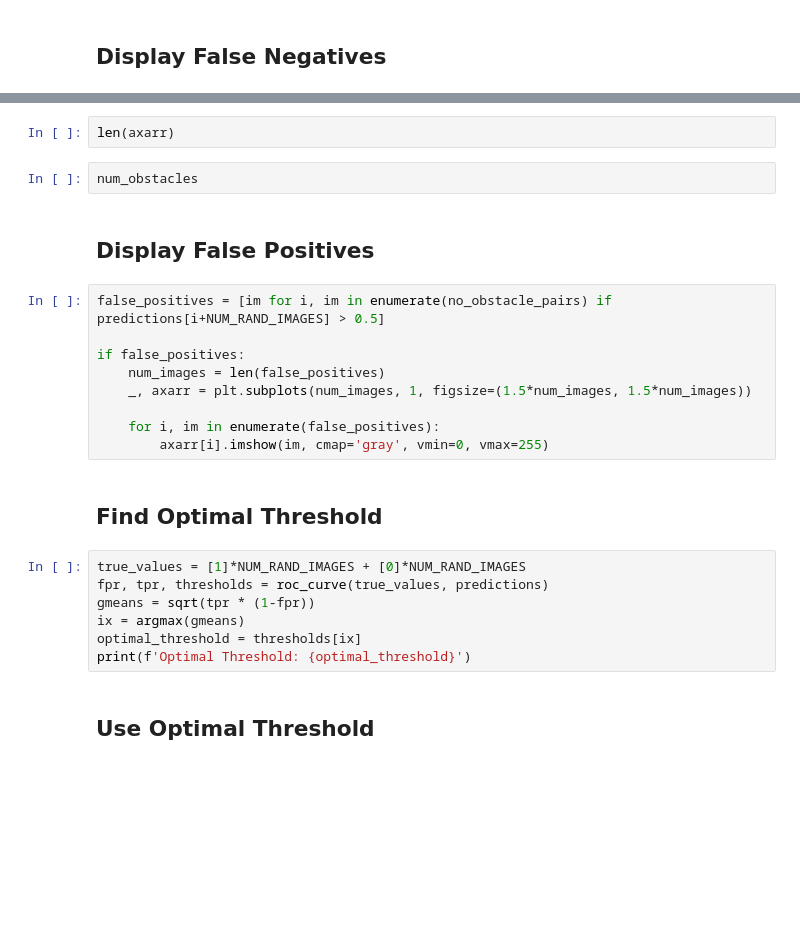
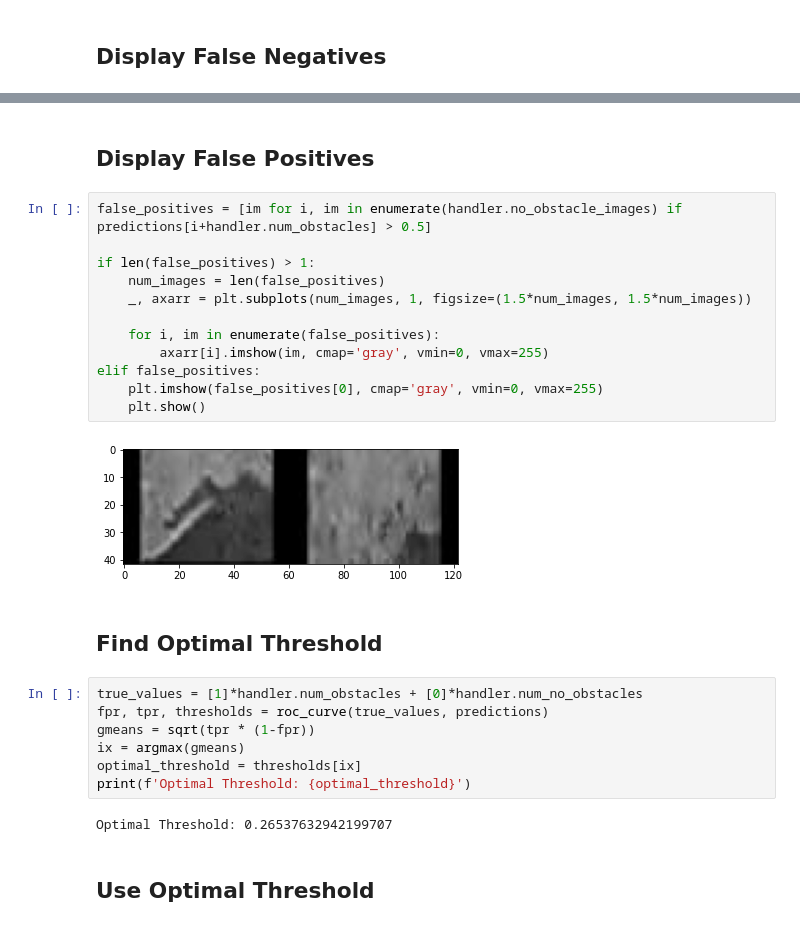
Before and after one commit to dnrevital/DL_utils, a Jupyter notebook: model_evaluation.ipynb, the cells around one changed output, grey strips where cells are left out. Cells and saved outputs as stored; diff of their text form; blank space fills up the shorter version.

```diff
--- a/model_evaluation.ipynb
+++ b/model_evaluation.ipynb
@@ -191,27 +297,30 @@ if false_negatives:
-# %%
-len(axarr)
-# %%
-num_obstacles
 # %% [markdown]
 ## Display False Positives
 # %%
-false_positives = [im for i, im in enumerate(no_obstacle_pairs) if predictions[i+NUM_RAND_IMAGES] > 0.5]
+false_positives = [im for i, im in enumerate(handler.no_obstacle_images) if predictions[i+handler.num_obstacles] > 0.5]
 
-if false_positives:
+if len(false_positives) > 1:
     num_images = len(false_positives)
     _, axarr = plt.subplots(num_images, 1, figsize=(1.5*num_images, 1.5*num_images))
 
     for i, im in enumerate(false_positives):
         axarr[i].imshow(im, cmap='gray', vmin=0, vmax=255)
+elif false_positives:
+    plt.imshow(false_positives[0], cmap='gray', vmin=0, vmax=255)
+    plt.show()
+# %% [output]
+[figure, added]
 # %% [markdown]
 ## Find Optimal Threshold
 # %%
-true_values = [1]*NUM_RAND_IMAGES + [0]*NUM_RAND_IMAGES
+true_values = [1]*handler.num_obstacles + [0]*handler.num_no_obstacles
 fpr, tpr, thresholds = roc_curve(true_values, predictions)
 gmeans = sqrt(tpr * (1-fpr))
 ix = argmax(gmeans)
 optimal_threshold = thresholds[ix]
 print(f'Optimal Threshold: {optimal_threshold}')
+# %% [output]
+Optimal Threshold: 0.26537632942199707
 # %% [markdown]
 ## Use Optimal Threshold
 # %%
```
Also changed, not shown: parts of 25 cells of this notebook.
